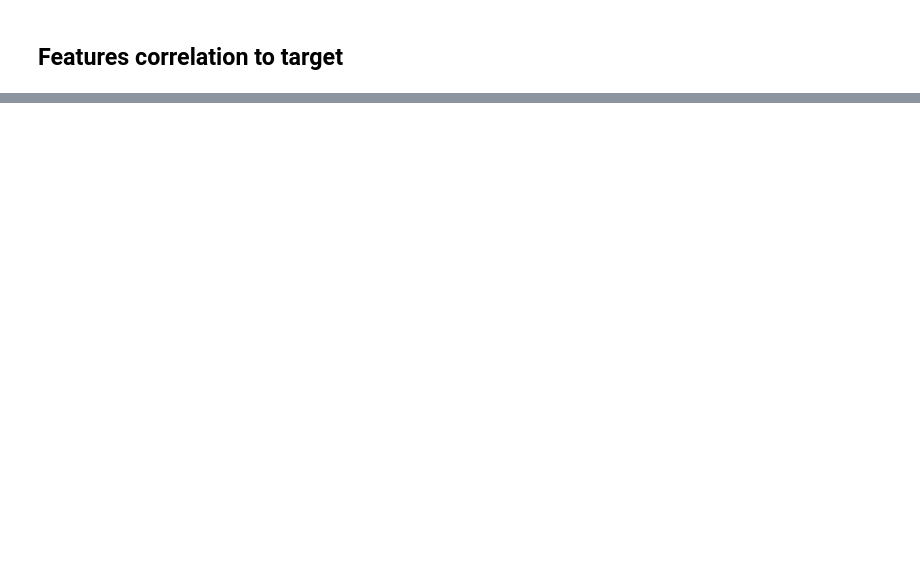
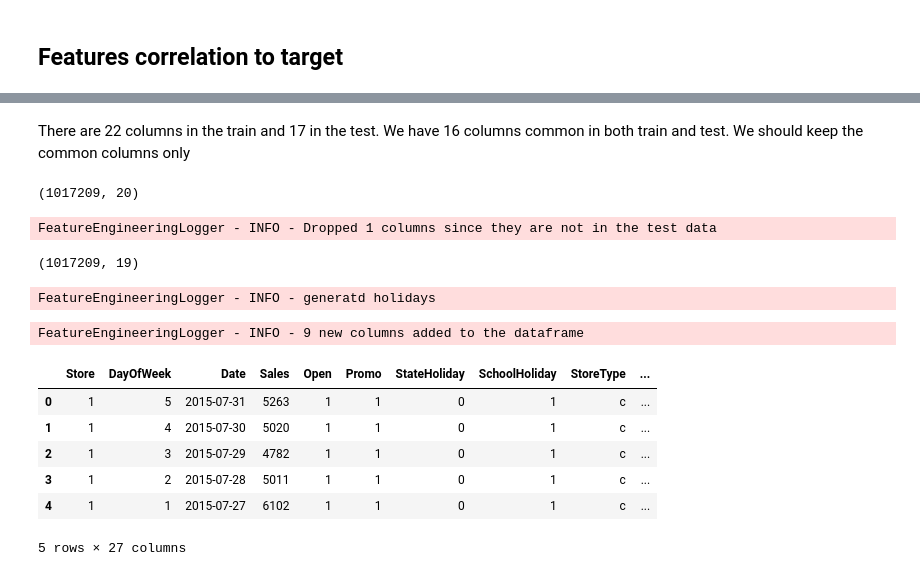
Before and after one commit to degagawolde/pharmaceutical-sales-prediction, a Jupyter notebook: notebooks/preprocess.ipynb, the cells around one changed output, grey strips where cells are left out. Saved outputs shown, nothing was run; the diff lists cells and outputs as text; code cells hidden in the pictures; blank space fills up the shorter version.

```diff
--- a/notebooks/preprocess.ipynb
+++ b/notebooks/preprocess.ipynb
@@ -100,0 +113,29 @@ memory usage: 5.3+ MB
+# %% [markdown]
+There are 22 columns in the train and 17 in the test. We have 16 columns common in both train and test. We should keep the common columns only
+# %%
+train_df.shape
+# %% [output]
+(1017209, 20)
+# %%
+df = feng.drop_columns(train_df)
+df.shape
+# %% [output]
+FeatureEngineeringLogger - INFO - Dropped 1 columns since they are not in the test data
+(1017209, 19)
+# %%
+holidays = feng._set_holidays(df)
+# %% [output]
+FeatureEngineeringLogger - INFO - generatd holidays
+# %%
+
+df = feng.generate_columns(df)
+df.head()
+# %% [output]
+FeatureEngineeringLogger - INFO - 9 new columns added to the dataframe
+|  | Store | DayOfWeek | Date | Sales | Open | Promo | StateHoliday | SchoolHoliday | StoreType | ... |
+| 0 | 1 | 5 | 2015-07-31 | 5263 | 1 | 1 | 0 | 1 | c | ... |
+| 1 | 1 | 4 | 2015-07-30 | 5020 | 1 | 1 | 0 | 1 | c | ... |
+| 2 | 1 | 3 | 2015-07-29 | 4782 | 1 | 1 | 0 | 1 | c | ... |
+| 3 | 1 | 2 | 2015-07-28 | 5011 | 1 | 1 | 0 | 1 | c | ... |
+| 4 | 1 | 1 | 2015-07-27 | 6102 | 1 | 1 | 0 | 1 | c | ... |
+5 rows × 27 columns
```
Also changed, not shown: parts of 13 cells of this notebook, 22 other files.
